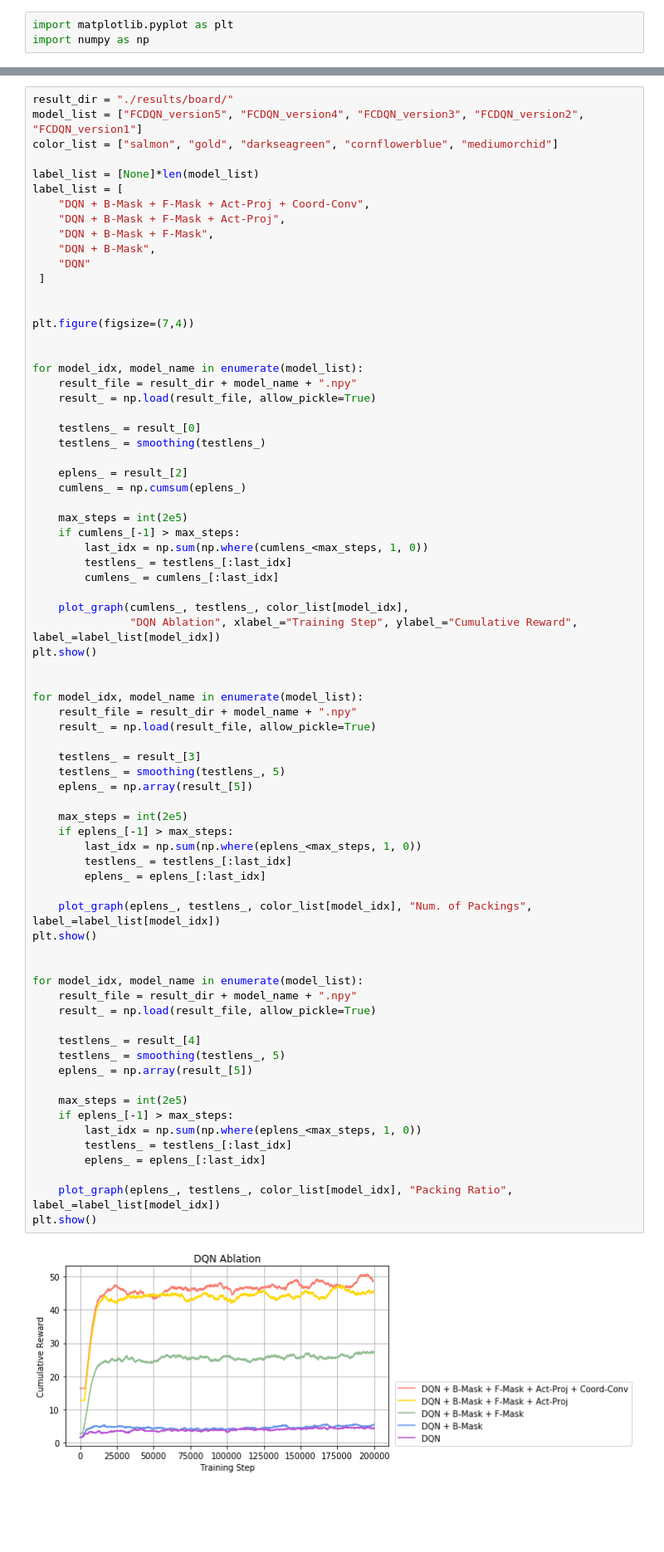
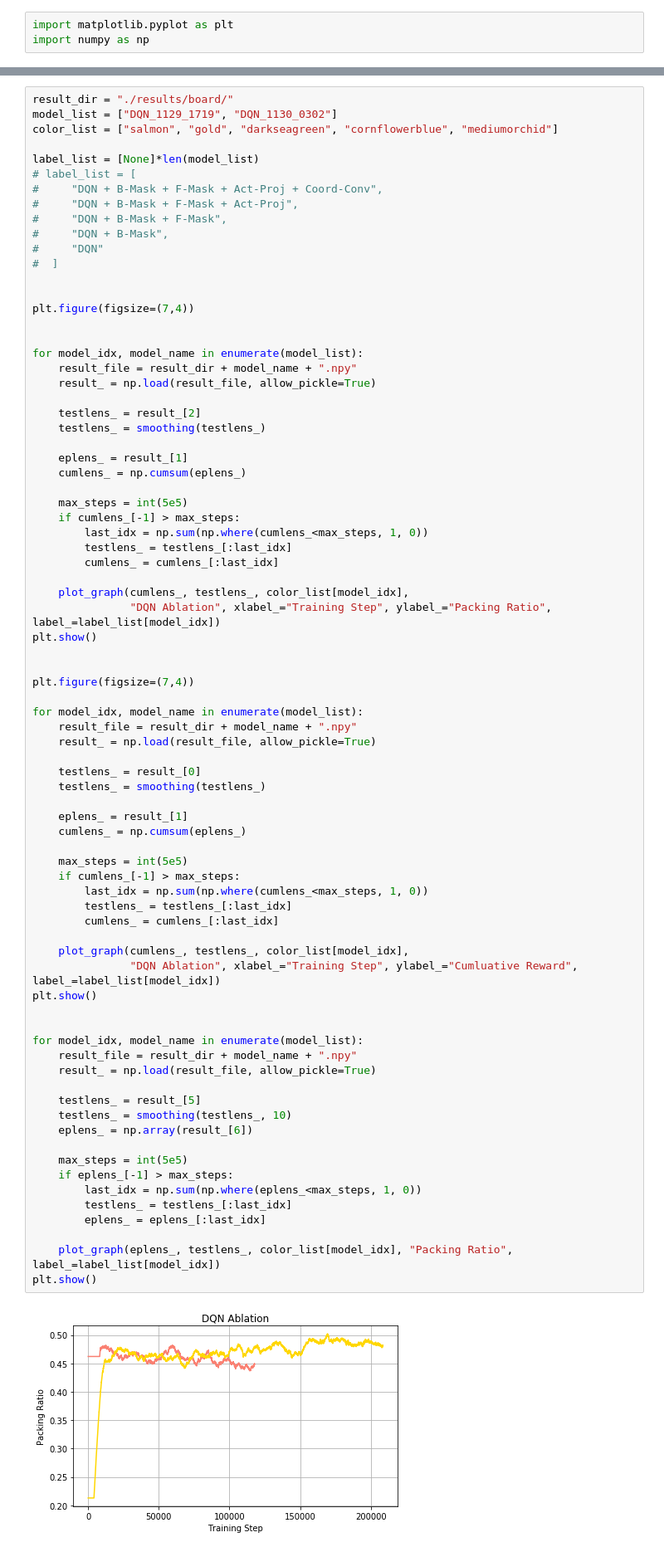
Before and after one commit to hogunkee/PalletLoading_skt, a Jupyter notebook: Results.ipynb, the cells around one changed output, grey strips where cells are left out. Shown: that part at 83% size. Drawn from its saved outputs; the diff is of its cells as text; blank space fills up the shorter version.

```diff
--- a/Results.ipynb
+++ b/Results.ipynb
@@ -27,17 +27,17 @@ def plot_graph(x_values, y_values, color_, title_, xlabel_=None, ylabel_=None, l
     plt.grid(True)
 # %%
 result_dir = "./results/board/"
-model_list = ["FCDQN_version5", "FCDQN_version4", "FCDQN_version3", "FCDQN_version2", "FCDQN_version1"]
+model_list = ["DQN_1129_1719", "DQN_1130_0302"]
 color_list = ["salmon", "gold", "darkseagreen", "cornflowerblue", "mediumorchid"]
 
 label_list = [None]*len(model_list)
-label_list = [
-    "DQN + B-Mask + F-Mask + Act-Proj + Coord-Conv",
-    "DQN + B-Mask + F-Mask + Act-Proj",
-    "DQN + B-Mask + F-Mask",
-    "DQN + B-Mask",
-    "DQN"
- ]
+# label_list = [
+#     "DQN + B-Mask + F-Mask + Act-Proj + Coord-Conv",
+#     "DQN + B-Mask + F-Mask + Act-Proj",
+#     "DQN + B-Mask + F-Mask",
+#     "DQN + B-Mask",
+#     "DQN"
+#  ]
 
 
 plt.figure(figsize=(7,4))
@@ -46,57 +46,62 @@ plt.figure(figsize=(7,4))
 for model_idx, model_name in enumerate(model_list):
     result_file = result_dir + model_name + ".npy"
     result_ = np.load(result_file, allow_pickle=True)
 
-    testlens_ = result_[0]
+    testlens_ = result_[2]
     testlens_ = smoothing(testlens_)
 
-    eplens_ = result_[2]
+    eplens_ = result_[1]
     cumlens_ = np.cumsum(eplens_)
 
-    max_steps = int(2e5)
+    max_steps = int(5e5)
     if cumlens_[-1] > max_steps:
         last_idx = np.sum(np.where(cumlens_<max_steps, 1, 0))
         testlens_ = testlens_[:last_idx]
         cumlens_ = cumlens_[:last_idx]
 
     plot_graph(cumlens_, testlens_, color_list[model_idx],
-               "DQN Ablation", xlabel_="Training Step", ylabel_="Cumulative Reward", label_=label_list[model_idx])
+               "DQN Ablation", xlabel_="Training Step", ylabel_="Packing Ratio", label_=label_list[model_idx])
+plt.show()
+
+
+plt.figure(figsize=(7,4))
+
+for model_idx, model_name in enumerate(model_list):
+    result_file = result_dir + model_name + ".npy"
+    result_ = np.load(result_file, allow_pickle=True)
+
+    testlens_ = result_[0]
+    testlens_ = smoothing(testlens_)
+
+    eplens_ = result_[1]
+    cumlens_ = np.cumsum(eplens_)
+
+    max_steps = int(5e5)
+    if cumlens_[-1] > max_steps:
+        last_idx = np.sum(np.where(cumlens_<max_steps, 1, 0))
+        testlens_ = testlens_[:last_idx]
+        cumlens_ = cumlens_[:last_idx]
+
+    plot_graph(cumlens_, testlens_, color_list[model_idx],
+               "DQN Ablation", xlabel_="Training Step", ylabel_="Cumluative Reward", label_=label_list[model_idx])
 plt.show()
 
 
 for model_idx, model_name in enumerate(model_list):
     result_file = result_dir + model_name + ".npy"
     result_ = np.load(result_file, allow_pickle=True)
 
-    testlens_ = result_[3]
-    testlens_ = smoothing(testlens_, 5)
-    eplens_ = np.array(result_[5])
+    testlens_ = result_[5]
+    testlens_ = smoothing(testlens_, 10)
+    eplens_ = np.array(result_[6])
 
-    max_steps = int(2e5)
-    if eplens_[-1] > max_steps:
-        last_idx = np.sum(np.where(eplens_<max_steps, 1, 0))
-        testlens_ = testlens_[:last_idx]
-        eplens_ = eplens_[:last_idx]
-
-    plot_graph(eplens_, testlens_, color_list[model_idx], "Num. of Packings", label_=label_list[model_idx])
-plt.show()
-
-
-for model_idx, model_name in enumerate(model_list):
-    result_file = result_dir + model_name + ".npy"
-    result_ = np.load(result_file, allow_pickle=True)
-
-    testlens_ = result_[4]
-    testlens_ = smoothing(testlens_, 5)
-    eplens_ = np.array(result_[5])
-
-    max_steps = int(2e5)
+    max_steps = int(5e5)
     if eplens_[-1] > max_steps:
         last_idx = np.sum(np.where(eplens_<max_steps, 1, 0))
         testlens_ = testlens_[:last_idx]
         eplens_ = eplens_[:last_idx]
 
     plot_graph(eplens_, testlens_, color_list[model_idx], "Packing Ratio", label_=label_list[model_idx])
 plt.show()
 # %% [output]
-[figure, old version]
+[figure, new version]
```
Also changed, not shown: parts of 2 cells of this notebook, 4 other files.
